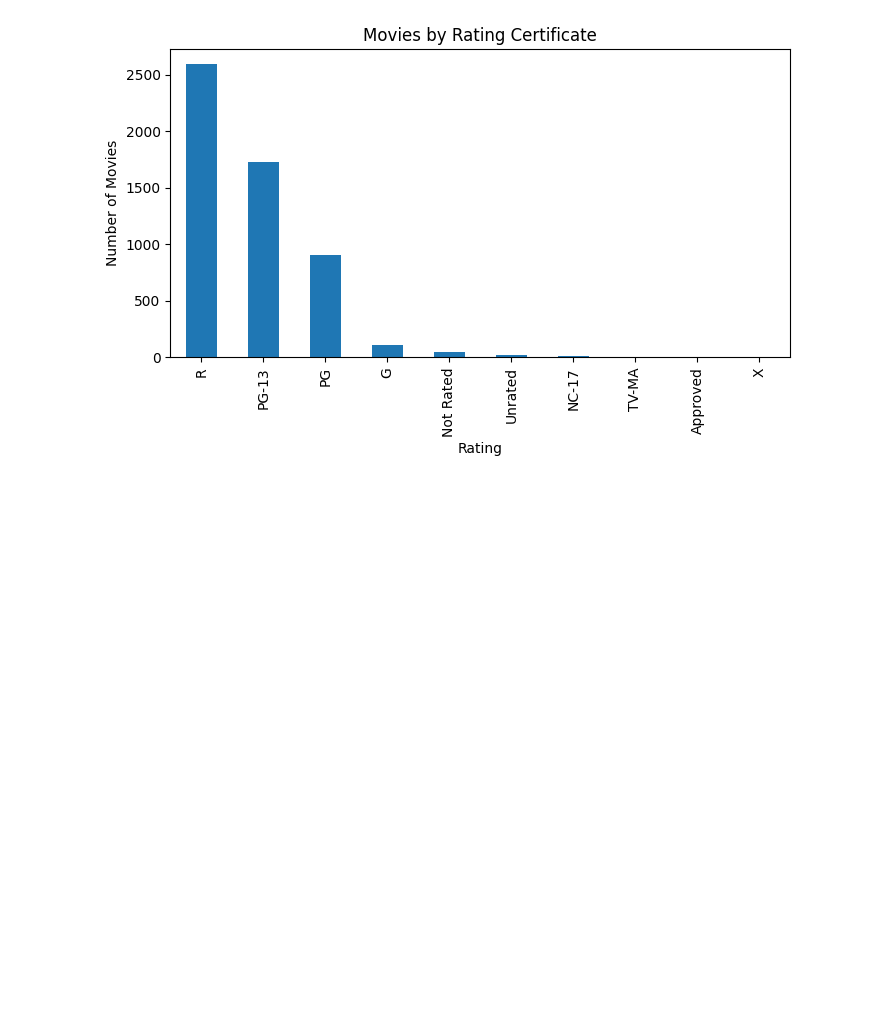
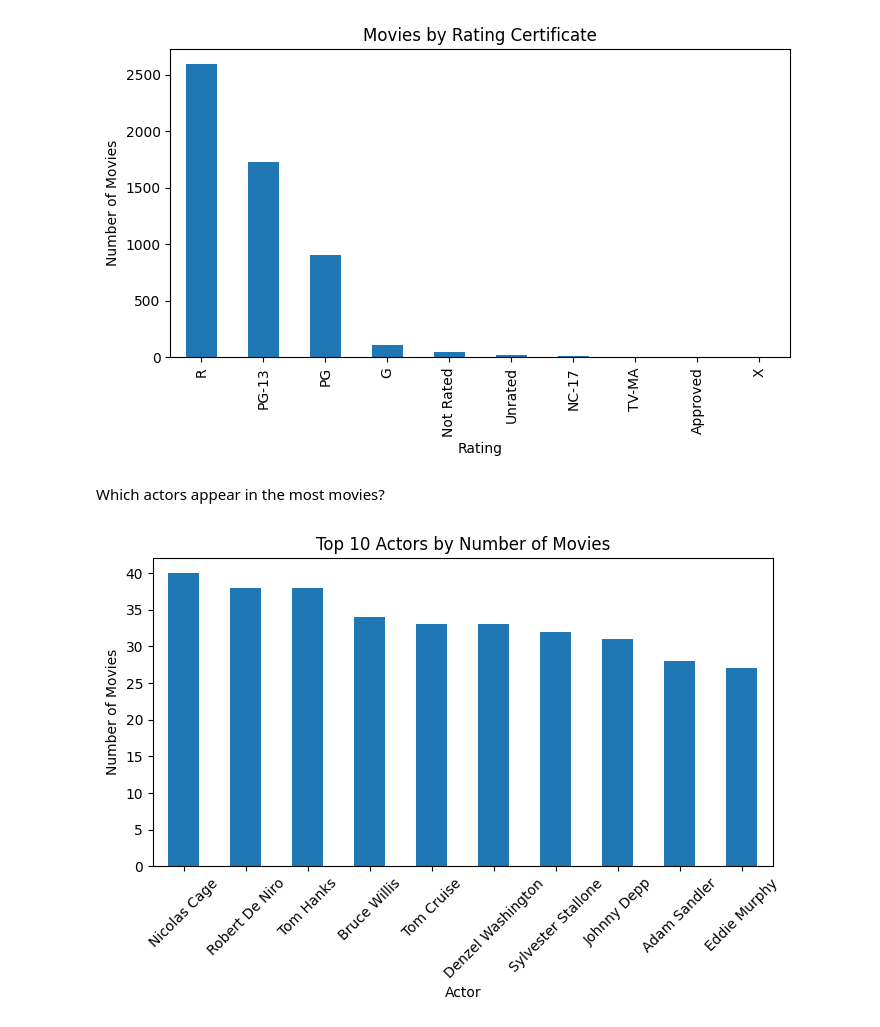
Before and after one commit to soniya-builds/Data-Analysis-Projects, a Jupyter notebook: Data Analysis With Python/Movie Industry Analysis/movies.ipynb, the cells around one changed output. Saved outputs shown, nothing was run; the diff lists cells and outputs as text; code cells hidden in the pictures; blank space fills up the shorter version.

```diff
--- a/Data Analysis With Python/Movie Industry Analysis/movies.ipynb
+++ b/Data Analysis With Python/Movie Industry Analysis/movies.ipynb
@@ -291,3 +291,17 @@ plt.ylabel("Number of Movies")
 plt.show()
 # %% [output]
 [figure]
+# %% [markdown]
+Which actors appear in the most movies?
+# %%
+top_actors = df['star'].value_counts().head(10)
+
+plt.figure(figsize=(8,4))
+top_actors.plot(kind='bar')
+plt.title("Top 10 Actors by Number of Movies")
+plt.xlabel("Actor")
+plt.ylabel("Number of Movies")
+plt.xticks(rotation=45)
+plt.show()
+# %% [output]
+[figure, added]
```
